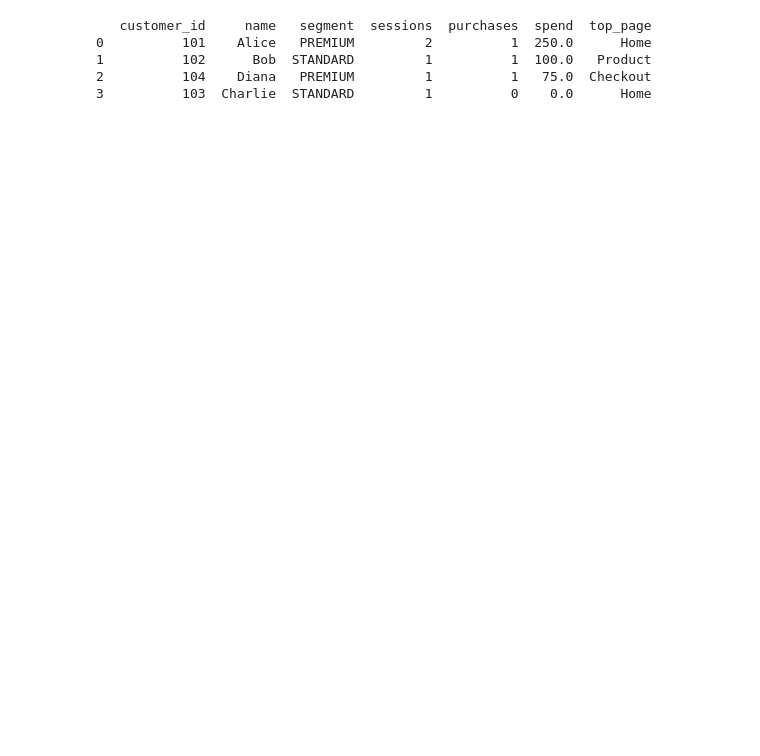
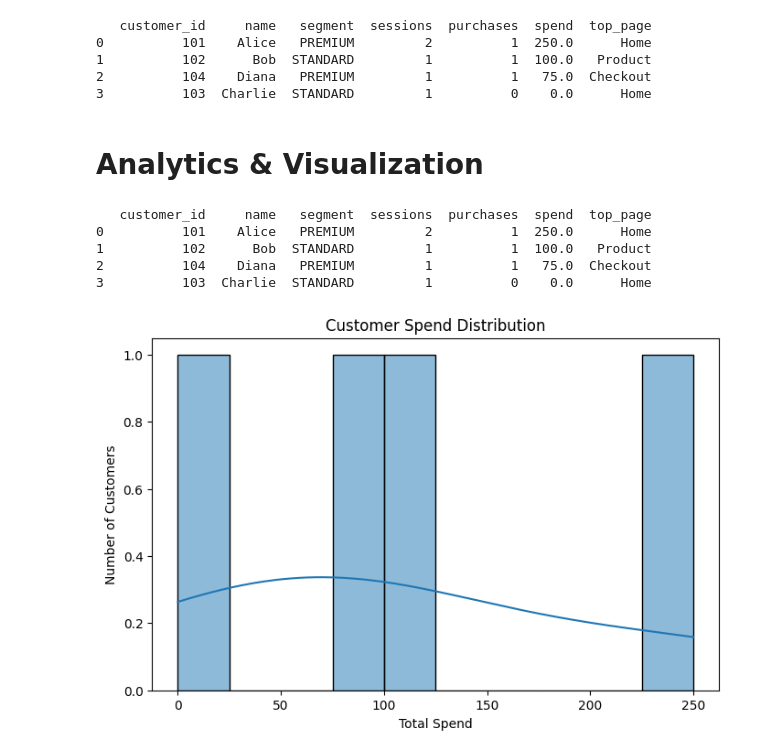
Before and after one commit to BHARATH077/ETL_Customer_Behavior, a Jupyter notebook: ETL_Customer_Behavior.ipynb, the cells around one changed output. Drawn from its saved outputs; the diff is of its cells as text; code cells hidden in the pictures; blank space fills up the shorter version.

```diff
--- a/ETL_Customer_Behavior.ipynb
+++ b/ETL_Customer_Behavior.ipynb
@@ -392,3 +392,30 @@ print(customer360)
 # Save Outputs
 
 customer360.to_csv("customer360_day4.csv", index=False)
+# %% [markdown]
+# Analytics & Visualization
+# %%
+# Step 1: Load Customer 360 Dataset
+import pandas as pd
+import matplotlib.pyplot as plt
+import seaborn as sns
+
+# Load Customer 360
+customer360 = pd.read_csv("customer360_day4.csv")
+print(customer360.head())
+# %% [output]
+   customer_id     name   segment  sessions  purchases  spend  top_page
+0          101    Alice   PREMIUM         2          1  250.0      Home
+1          102      Bob  STANDARD         1          1  100.0   Product
+2          104    Diana   PREMIUM         1          1   75.0  Checkout
+3          103  Charlie  STANDARD         1          0    0.0      Home
+# %%
+# Step 2: Distribution of Customer Spend
+plt.figure(figsize=(8,5))
+sns.histplot(customer360['spend'], bins=10, kde=True)
+plt.title("Customer Spend Distribution")
+plt.xlabel("Total Spend")
+plt.ylabel("Number of Customers")
+plt.show()
+# %% [output]
+[figure, added]
```
Also changed, not shown: parts of 16 cells of this notebook.
